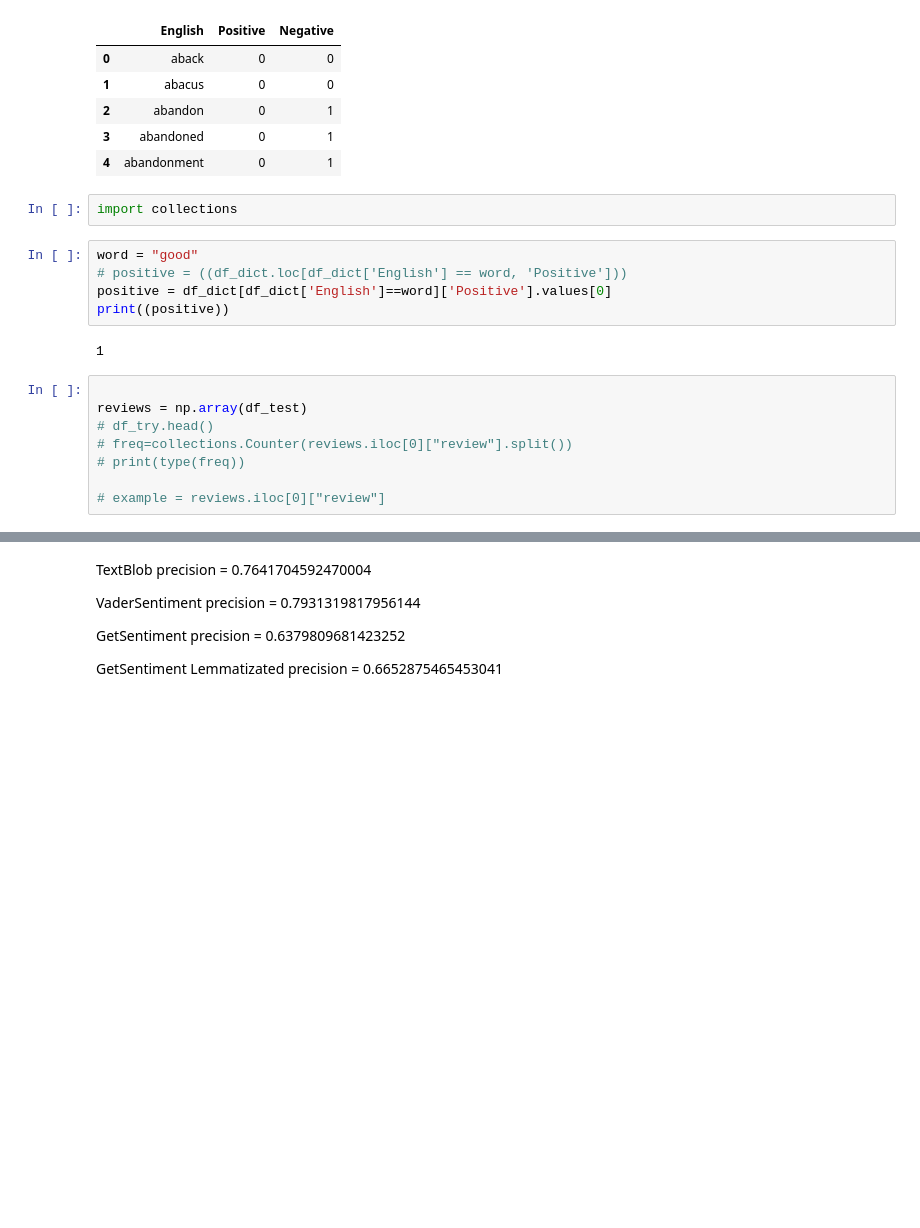
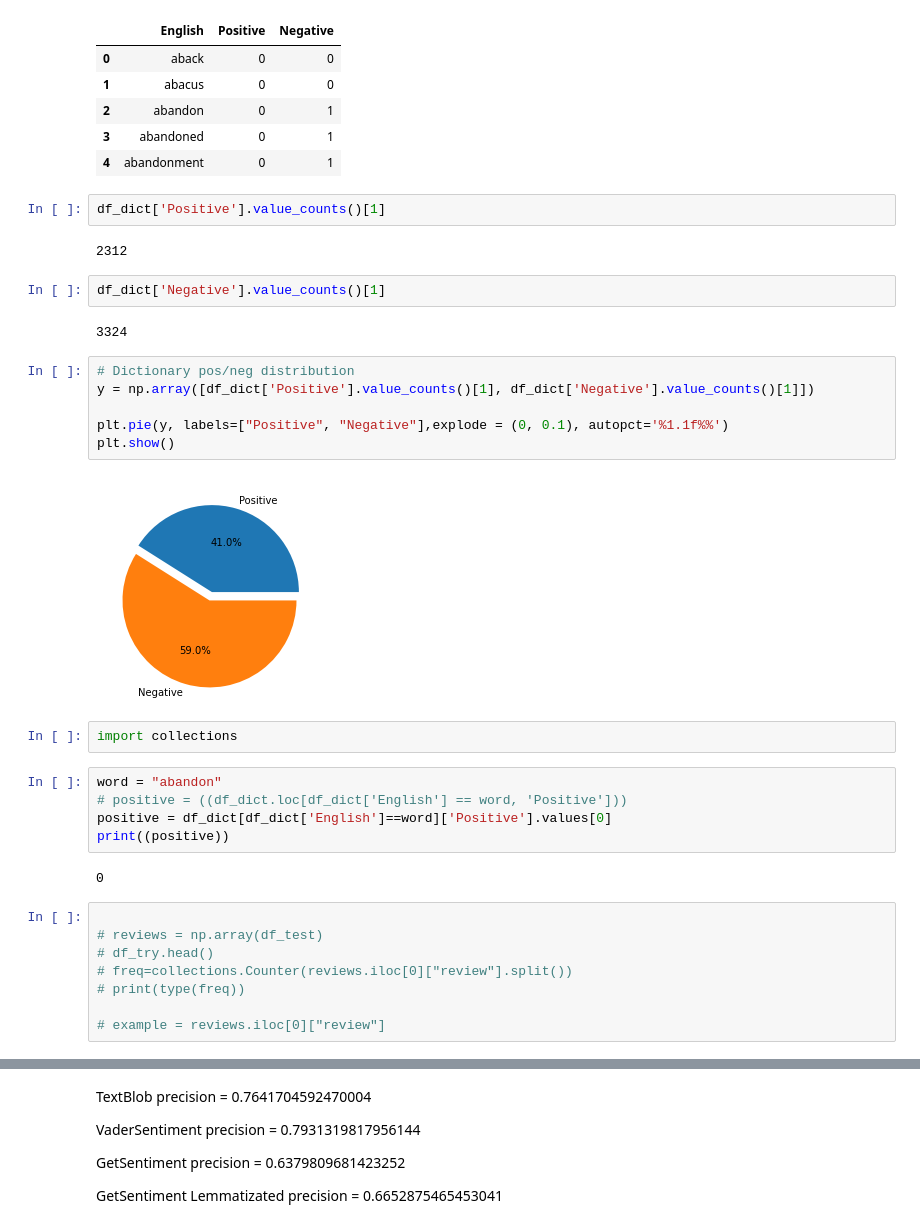
Before and after one commit to artofnext/text_mining-sentiment_analysis, a Jupyter notebook: Sentiment_Oleks.ipynb, the cells around one changed output, grey strips where cells are left out. Saved outputs shown, nothing was run; the diff lists cells and outputs as text; blank space fills up the shorter version.

```diff
--- a/Sentiment_Oleks.ipynb
+++ b/Sentiment_Oleks.ipynb
@@ -100,18 +117,34 @@ df_dict.head()
 | 2 | abandon | 0 | 1 |
 | 3 | abandoned | 0 | 1 |
 | 4 | abandonment | 0 | 1 |
+# %%
+df_dict['Positive'].value_counts()[1]
+# %% [output]
+2312
+# %%
+df_dict['Negative'].value_counts()[1]
+# %% [output]
+3324
+# %%
+# Dictionary pos/neg distribution
+y = np.array([df_dict['Positive'].value_counts()[1], df_dict['Negative'].value_counts()[1]])
+
+plt.pie(y, labels=["Positive", "Negative"],explode = (0, 0.1), autopct='%1.1f%%')
+plt.show()
+# %% [output]
+[figure, added]
 # %%
 import collections
 # %%
-word = "good"
+word = "abandon"
 # positive = ((df_dict.loc[df_dict['English'] == word, 'Positive']))
 positive = df_dict[df_dict['English']==word]['Positive'].values[0]
 print((positive))
 # %% [output]
-1
+0
 # %%
 
-reviews = np.array(df_test)
+# reviews = np.array(df_test)
 # df_try.head()
 # freq=collections.Counter(reviews.iloc[0]["review"].split())
 # print(type(freq))
```
Also changed, not shown: parts of 12 cells of this notebook.
